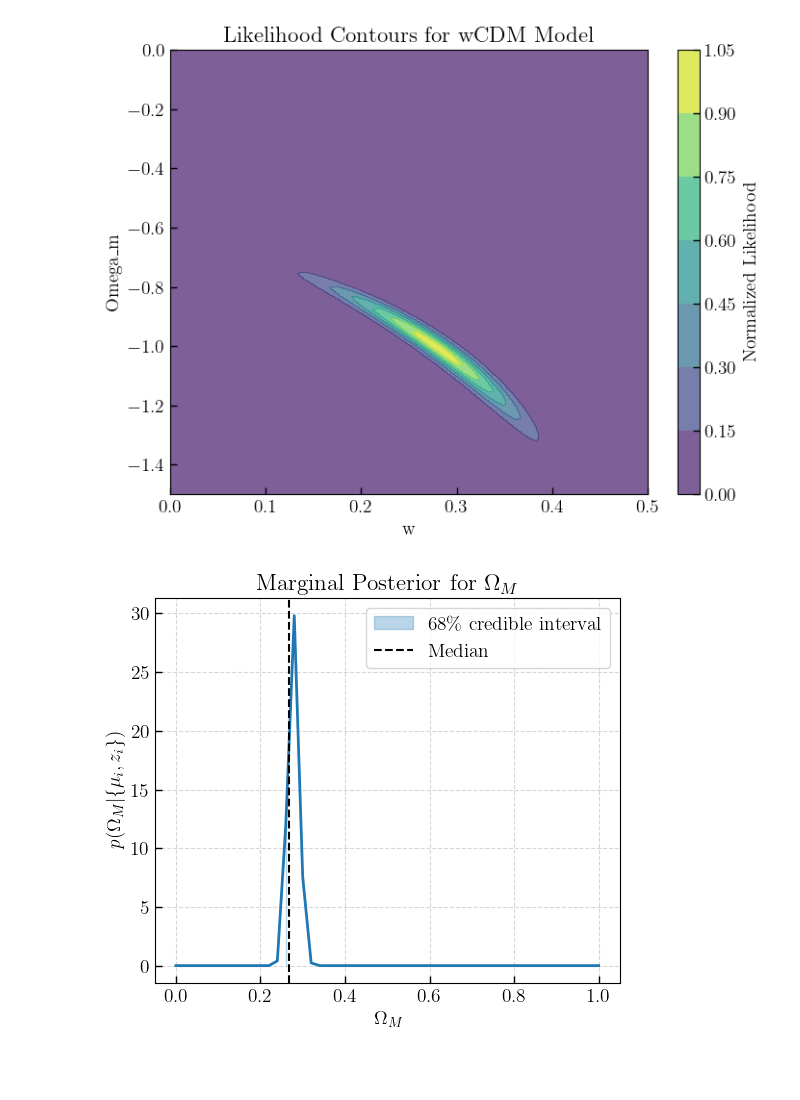
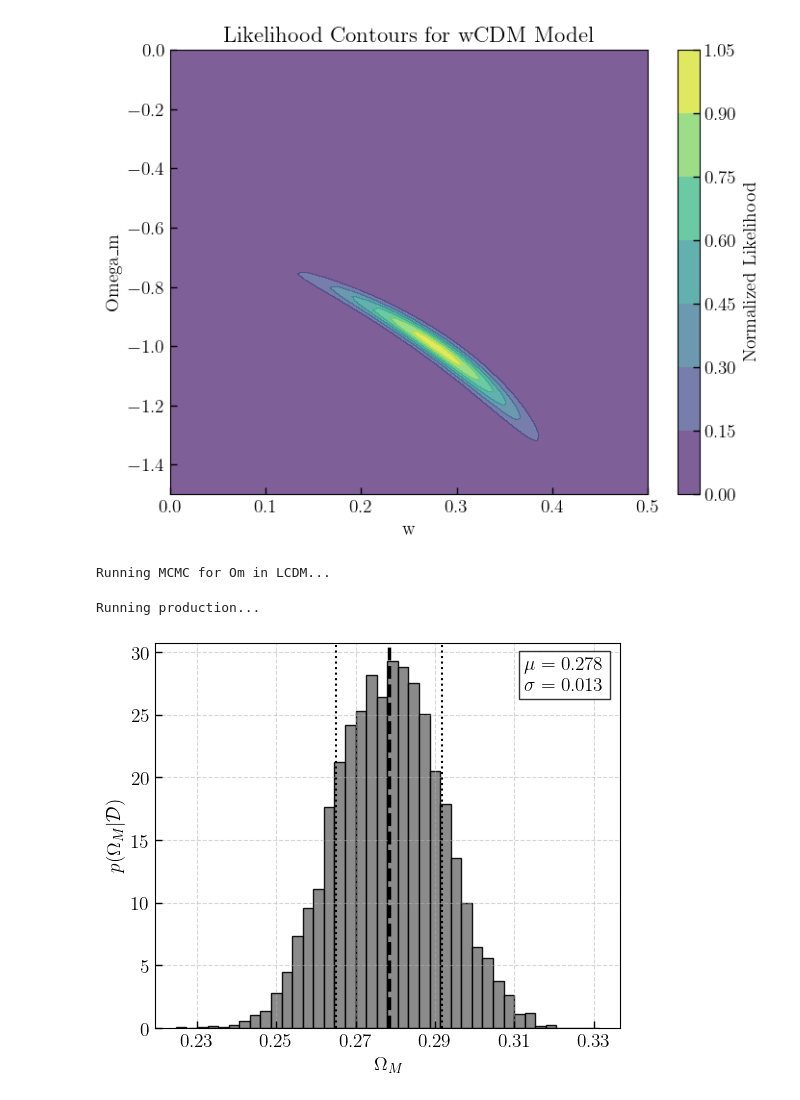
Before and after one commit to stommen/tif345_projects, a Jupyter notebook: project_1/project1_LBOS.ipynb, the cells around one changed output. Cells and saved outputs as stored; diff of their text form; code cells hidden in the pictures; blank space fills up the shorter version.

```diff
--- a/project_1/project1_LBOS.ipynb
+++ b/project_1/project1_LBOS.ipynb
@@ -354,14 +294,0 @@ hi84 = np.interp(0.84, cdf, Om_grid)
-# %%
-### Plot marginal posterior for Omega_M ###
-plt.figure(figsize=(6,5))
-plt.plot(Om_grid, p_om, color='tab:blue', linewidth=2)
-plt.fill_between(Om_grid, 0, p_om, where=(Om_grid >= lo16) & (Om_grid <= hi84), color='tab:blue', alpha=0.3,label='68\\% credible interval')
-plt.axvline(median, color='k', linestyle='--', label='Median')
-plt.xlabel(r'$\Omega_M$')
-plt.ylabel(r'$p(\Omega_M | \{ \mu_i, z_i \})$')
-plt.title('Marginal Posterior for $\\Omega_M$')
-plt.legend()
-plt.grid(True, linestyle='--', alpha=0.5)
-plt.show()
-# %% [output]
-[figure, removed]
@@ -367,0 +314,40 @@ plt.show()
+# %%
+
+H0 = 70.0
+
+ndim = 1  # Only Om
+nwalkers = 10
+
+p0 = np.zeros((nwalkers, ndim))
+p0[:,0] = 0.3 + 0.1 * np.random.randn(nwalkers)
+
+sampler = emcee.EnsembleSampler(nwalkers, ndim, log_posterior, args=(z, mu_obs, mu_err))
+print("Running MCMC for Om in LCDM...")
+pos, prob, state = sampler.run_mcmc(p0, 500, progress=True)
+sampler.reset()
+
+print("Running production...")
+sampler.run_mcmc(pos, 1000, progress=True)
+samples = sampler.get_chain(flat=True)
+
+Om_samples = samples[:, 0]
+# %% [output]
+Running MCMC for Om in LCDM...
+Running production...
+# %%
+### Plot marginal posterior for Omega_M ###
+
+plt.figure(figsize=(6, 5))
+plt.hist(Om_samples, bins=40, density=True, color='tab:gray', alpha=0.9, edgecolor='black')
+plt.axvline(np.mean(Om_samples), color='k', linestyle='--', linewidth=2.5)
+plt.axvline(np.mean(Om_samples) - np.std(Om_samples), color='k', linestyle=':', linewidth=1.5)
+plt.axvline(np.mean(Om_samples) + np.std(Om_samples), color='k', linestyle=':', linewidth=1.5)
+plt.xlabel(r"$\Omega_M$")
+plt.ylabel("$p(\\Omega_M | \\mathcal{D})$")
+plt.grid(True, linestyle='--', alpha=0.5)
+plt.xticks([0.23, 0.25, 0.27, 0.29, 0.31, 0.33])
+plt.text(0.3125, 27, f"$\\mu = {np.mean(Om_samples):.3f}$\n$\\sigma = {np.std(Om_samples):.3f}$", fontsize=14, bbox=dict(facecolor='white', alpha=0.8, edgecolor='black'))
+plt.savefig("figs/Om_marginal_posterior.pdf")
+plt.show()
+# %% [output]
+[figure, added]
```
Also changed, not shown: parts of 5 cells of this notebook, 1 other file.
